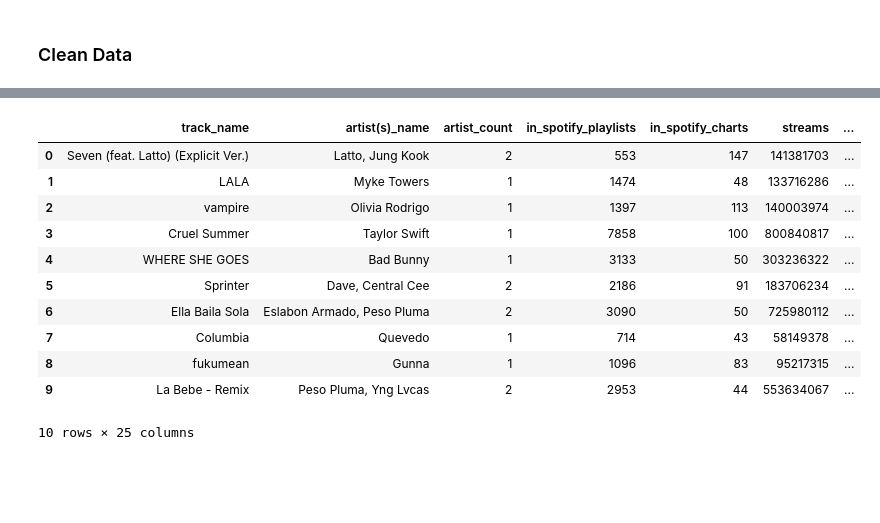
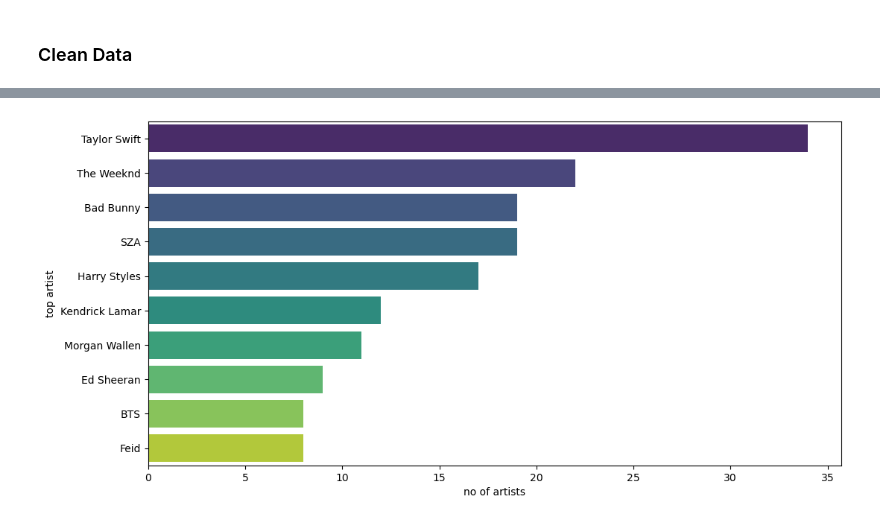
Before and after one commit to SandroSolaqa/MLearnig, a Jupyter notebook: notebook/Untitled.ipynb, the cells around one changed output, grey strips where cells are left out. Cells and saved outputs as stored; diff of their text form; code cells hidden in the pictures; blank space fills up the shorter version.

Commit message:
ML-data-cleaning

```diff
--- a/notebook/Untitled.ipynb
+++ b/notebook/Untitled.ipynb
@@ -128,12 +27,0 @@ df['in_shazam_charts'] = df['in_shazam_charts'].astype('int64')
-# %%
-# Combine 'released_year', 'released_month', and 'released_day' into a single datetime column
-df['release_date'] = pd.to_datetime(df['released_year'].astype(str) + '-' +
-                                      df['released_month'].astype(str) + '-' +
-                                      df['released_day'].astype(str), errors='coerce')
-
-df = df.drop('released_year', axis=1)
-df = df.drop('released_month', axis=1)
-df = df.drop('released_day', axis=1)
-
-# Check the new 'release_date' column
-print(df['release_date'].head())
@@ -211,15 +116,0 @@ df.describe()
-# %%
-df.head(10)
-# %% [output]
-|  | track_name | artist(s)_name | artist_count | in_spotify_playlists | in_spotify_charts | streams | ... |
-| 0 | Seven (feat. Latto) (Explicit Ver.) | Latto, Jung Kook | 2 | 553 | 147 | 141381703 | ... |
-| 1 | LALA | Myke Towers | 1 | 1474 | 48 | 133716286 | ... |
-| 2 | vampire | Olivia Rodrigo | 1 | 1397 | 113 | 140003974 | ... |
-| 3 | Cruel Summer | Taylor Swift | 1 | 7858 | 100 | 800840817 | ... |
-| 4 | WHERE SHE GOES | Bad Bunny | 1 | 3133 | 50 | 303236322 | ... |
-| 5 | Sprinter | Dave, Central Cee | 2 | 2186 | 91 | 183706234 | ... |
-| 6 | Ella Baila Sola | Eslabon Armado, Peso Pluma | 2 | 3090 | 50 | 725980112 | ... |
-| 7 | Columbia | Quevedo | 1 | 714 | 43 | 58149378 | ... |
-| 8 | fukumean | Gunna | 1 | 1096 | 83 | 95217315 | ... |
-| 9 | La Bebe - Remix | Peso Pluma, Yng Lvcas | 2 | 2953 | 44 | 553634067 | ... |
-10 rows × 25 columns
@@ -225,0 +119,10 @@ df.head(10)
+# %%
+# Assuming you have your DataFrame 'top_10_streamed' prepared correctly
+artist_name = df['artist(s)_name'].value_counts().head(10)
+plt.figure(figsize=(12, 6))
+sns.barplot(x=artist_name.values, y=artist_name.index, palette='viridis')
+plt.xlabel('no of artists')
+plt.ylabel('top artist')
+plt.show()  # Display the plot
+# %% [output]
+[figure, added]
```
Also changed, not shown: parts of 22 cells of this notebook.
